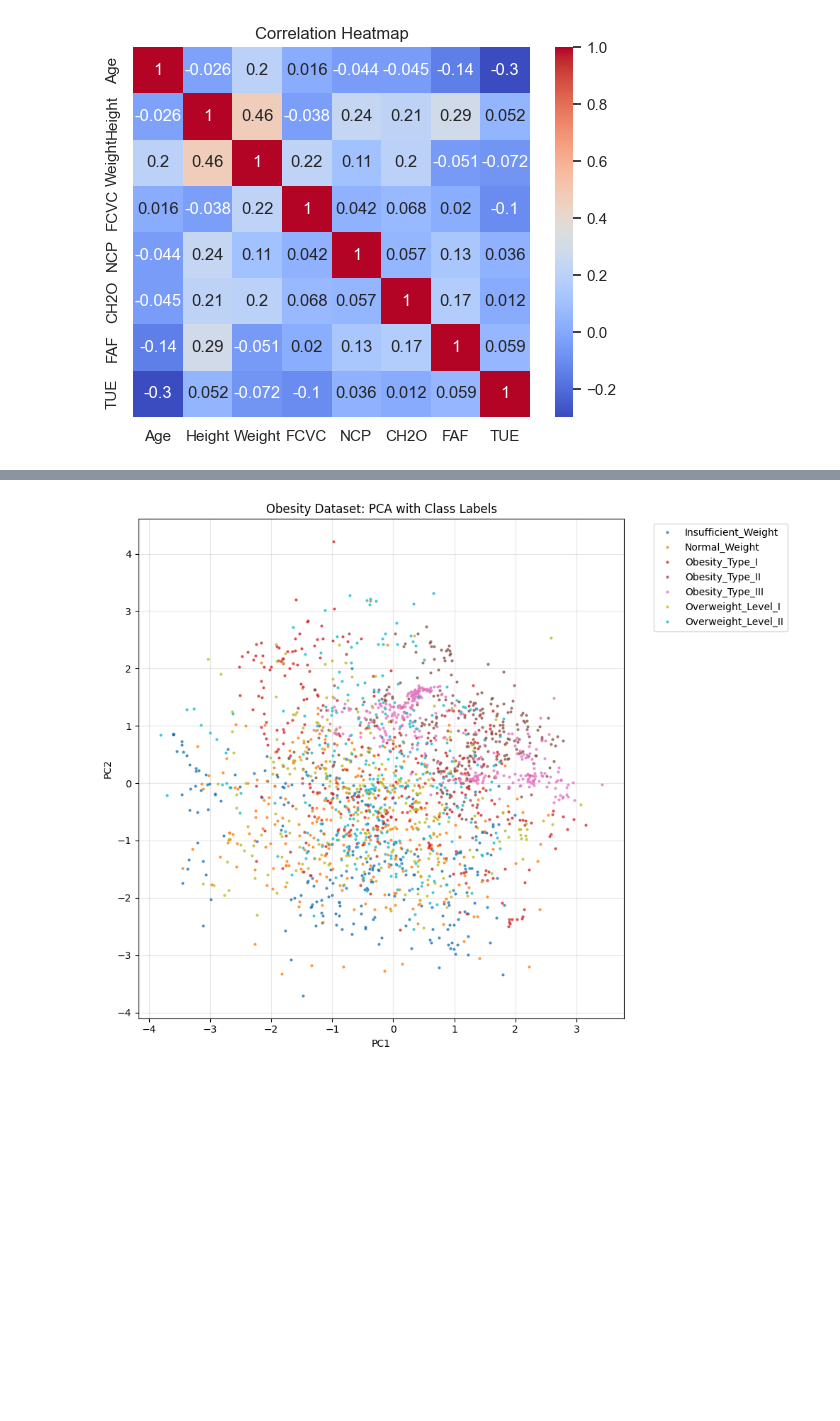
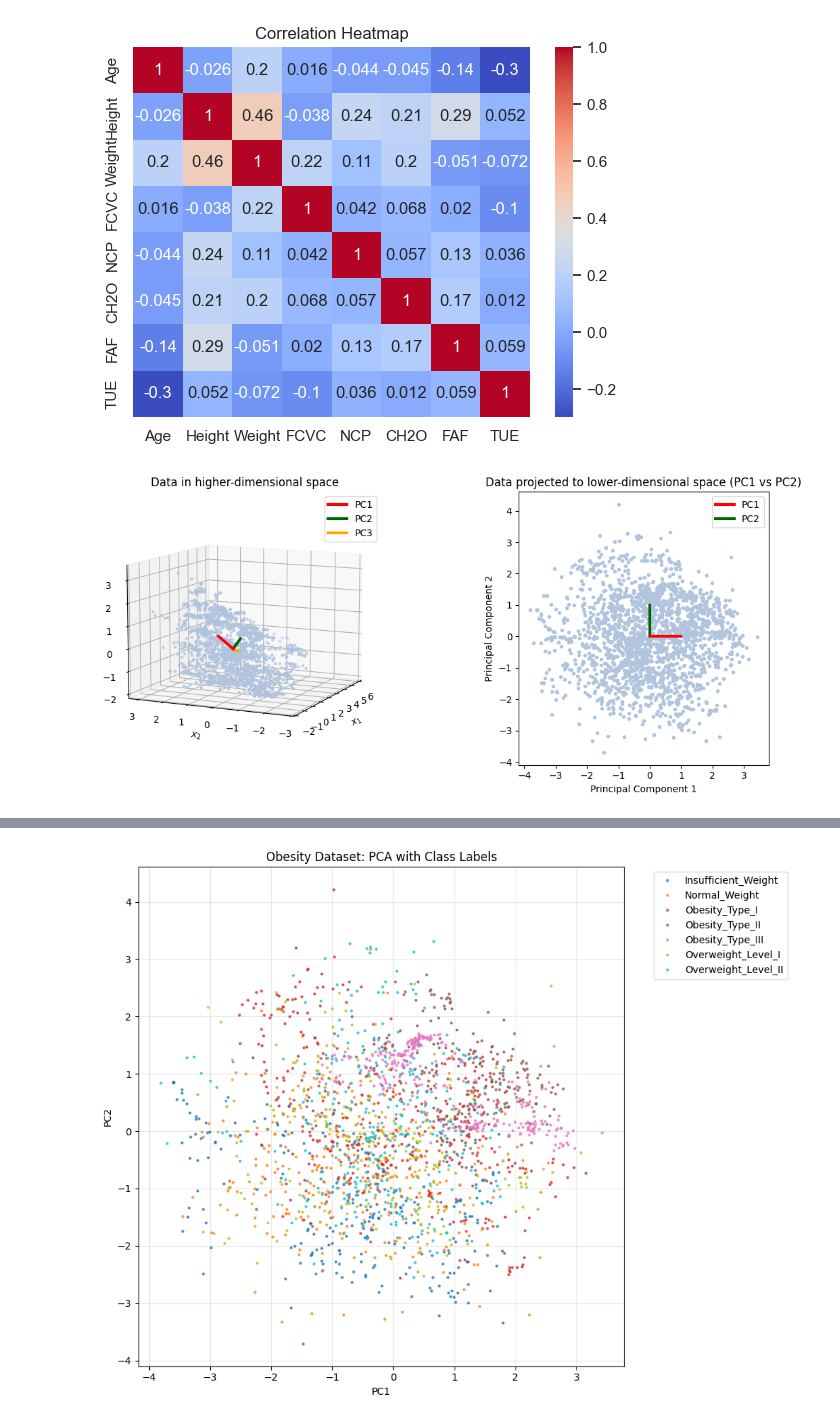
Before and after one commit to martasmadeira/project1-ml, a Jupyter notebook: notebooks/data_viz_pca.ipynb, the cells around one changed output, grey strips where cells are left out. Saved outputs shown, nothing was run; the diff lists cells and outputs as text; code cells hidden in the pictures; blank space fills up the shorter version.

```diff
--- a/notebooks/data_viz_pca.ipynb
+++ b/notebooks/data_viz_pca.ipynb
@@ -55,4 +55,74 @@ plt.show()
 [figure]
 [figure]
 [figure]
+# %%
+import pandas as pd
+import numpy as np
+import matplotlib.pyplot as plt
+from sklearn.preprocessing import StandardScaler
+from sklearn.decomposition import PCA
+
+# Load data
+df = pd.read_csv("../data/ObesityDataSet.csv")
+
+# Select numeric features
+numeric_cols = ['Age', 'Height', 'Weight', 'NCP', 'FAF', 'TUE', 'CH2O', 'FCVC']
+X = df[numeric_cols].values
+
+# Standardize the data
+scaler = StandardScaler()
+X_scaled = scaler.fit_transform(X)
+
+# PCA parameters
+M = 3  # number of components for visualization (3D)
+K = 2  # number of components for projection (2D)
+
+# Create PCA object
+pca = PCA(n_components=M)
+
+# Fit and transform the data to get B
+# Get the principal components, V_K
+
+B = pca.fit_transform(X_scaled)  # fit and transform standardized data
+V_K = pca.components_.T[:, :K]  # first K principal components as columns
+
+
+# Define colors for principal components
+colors = ['red', 'darkgreen', 'orange']
+
+# Create figure and subplot for high-dimensional data
+fig = plt.figure(figsize=(12, 5))
+ax = fig.add_subplot(121, projection='3d')
+ax.set_title('Data in higher-dimensional space')
+ax.view_init(elev=10, azim=-155)  # set viewing angle
+
+# Plot the high-dimensional data and first 3 principal components
+ax.scatter(X_scaled[:, 0], X_scaled[:, 1], X_scaled[:, 2], c='lightsteelblue', marker='.')
+for i in range(3):  # plot PC1, PC2, PC3
+    pc = pca.components_[i, :3]  # take first 3 coordinates of each PC
+    ax.plot([0, pc[0]], [0, pc[1]], [0, pc[2]], color=colors[i], lw=3, label=f'PC{i+1}', zorder=5-i)
+
+ax.set_xlabel('$x_1$')
+ax.set_ylabel('$x_2$')
+ax.set_zlabel('$x_3$')
+ax.legend()
+
+
+ax2 = fig.add_subplot(122)
+ax2.set_title('Data projected to lower-dimensional space (PC1 vs PC2)')
+
+ax2.scatter(B[:, 0], B[:, 1], c='lightsteelblue', marker='.')
+for i, pc in enumerate(np.eye(K)):
+    ax2.plot([0, pc[0]], [0, pc[1]], color=colors[i], lw=3, label=f'PC{i+1}', zorder=5-i)
+
+
+ax2.set_xlabel('Principal Component 1')
+ax2.set_ylabel('Principal Component 2')
+ax2.set_aspect('equal')
+ax2.legend()
+
+plt.tight_layout()
+plt.show()
+# %% [output]
+[figure, added]
 # %%
```
Also changed, not shown: parts of 1 cell of this notebook, 1 other file.
